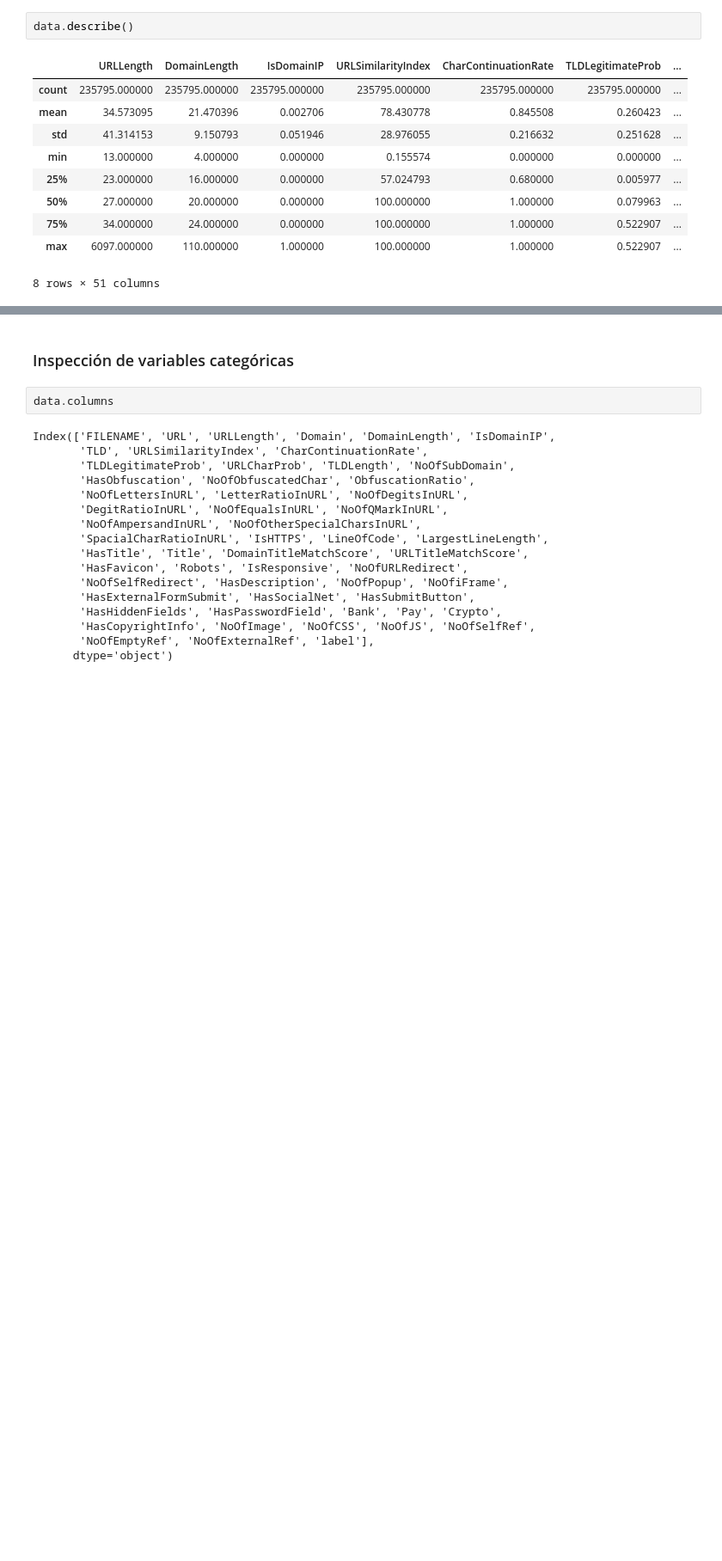
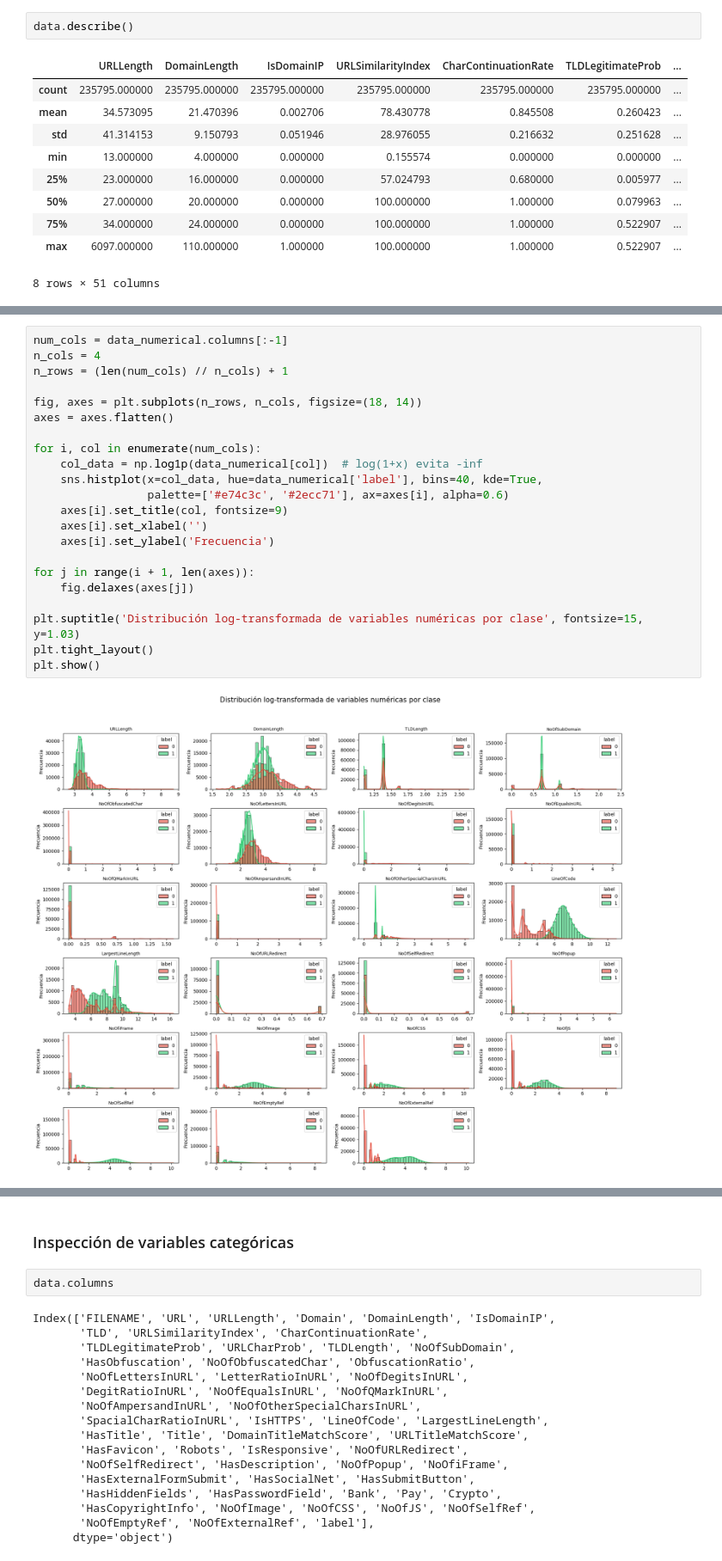
Before and after one commit to sren97/Modelos2_PhiUSIIL, a Jupyter notebook: Proyecto_Modelos_2_PhiUSIIL.ipynb, the cells around one changed output, grey strips where cells are left out. Shown at 86% size. Cells and saved outputs as stored; diff of their text form; blank space fills up the shorter version.

```diff
--- a/Proyecto_Modelos_2_PhiUSIIL.ipynb
+++ b/Proyecto_Modelos_2_PhiUSIIL.ipynb
@@ -80,0 +180,24 @@ data.describe()
+# %%
+num_cols = data_numerical.columns[:-1]
+n_cols = 4
+n_rows = (len(num_cols) // n_cols) + 1
+
+fig, axes = plt.subplots(n_rows, n_cols, figsize=(18, 14))
+axes = axes.flatten()
+
+for i, col in enumerate(num_cols):
+    col_data = np.log1p(data_numerical[col])  # log(1+x) evita -inf
+    sns.histplot(x=col_data, hue=data_numerical['label'], bins=40, kde=True,
+                 palette=['#e74c3c', '#2ecc71'], ax=axes[i], alpha=0.6)
+    axes[i].set_title(col, fontsize=9)
+    axes[i].set_xlabel('')
+    axes[i].set_ylabel('Frecuencia')
+
+for j in range(i + 1, len(axes)):
+    fig.delaxes(axes[j])
+
+plt.suptitle('Distribución log-transformada de variables numéricas por clase', fontsize=15, y=1.03)
+plt.tight_layout()
+plt.show()
+# %% [output]
+[figure, added]
```
Also changed, not shown: parts of 10 cells of this notebook.
